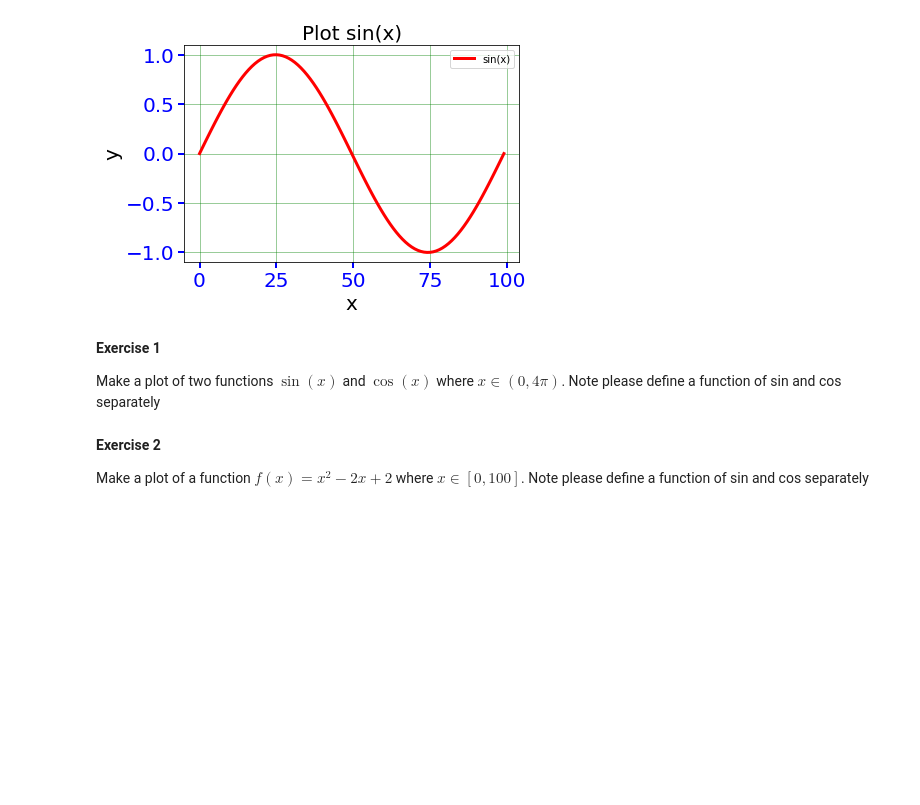
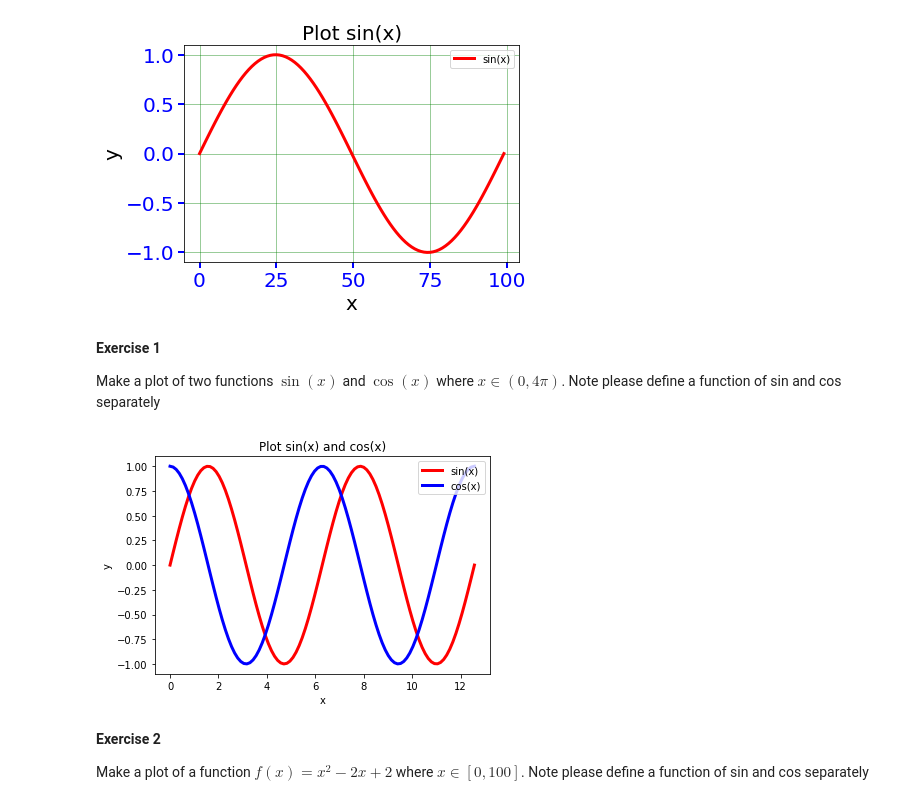
Before and after one commit to iriyanto1027/Data-Visualization, a Jupyter notebook: Matplotlib/[Student_Vers]_Week_8_Data_Visualization_Basic_Plot.ipynb, the cells around one changed output. Cells and saved outputs as stored; diff of their text form; code cells hidden in the pictures; blank space fills up the shorter version.

```diff
--- a/Matplotlib/[Student_Vers]_Week_8_Data_Visualization_Basic_Plot.ipynb
+++ b/Matplotlib/[Student_Vers]_Week_8_Data_Visualization_Basic_Plot.ipynb
@@ -435,17 +467,28 @@ Make a plot of two functions $\sin(x)$ and $\cos(x)$ where $x \in (0, 4\pi)$. No
 # %%
 import matplotlib.pyplot as plt
 import numpy as np
 
 def fsin(x):
-  return
+    return np.sin(x)
 
 def fcos(x):
-  return
+    return np.cos(x)
 
 #define variable x
-x = np.linspace(0,2*np.pi,100)
+x = np.linspace(0,4*np.pi,100)
 
 #plot the functions
+plt.xlabel('x')
+plt.ylabel('y')
+
+plt.plot(x, fsin(x), color='red', linewidth=3)
+plt.plot(x, fcos(x), color='blue', linewidth=3)
+
+plt.legend(('sin(x)', 'cos(x)'), loc='upper right')
+plt.title('Plot sin(x) and cos(x)')
+plt.show()
+# %% [output]
+[figure, added]
 # %% [markdown]
 **Exercise 2**
 
```
Also changed, not shown: parts of 29 cells of this notebook, 2 other files.
